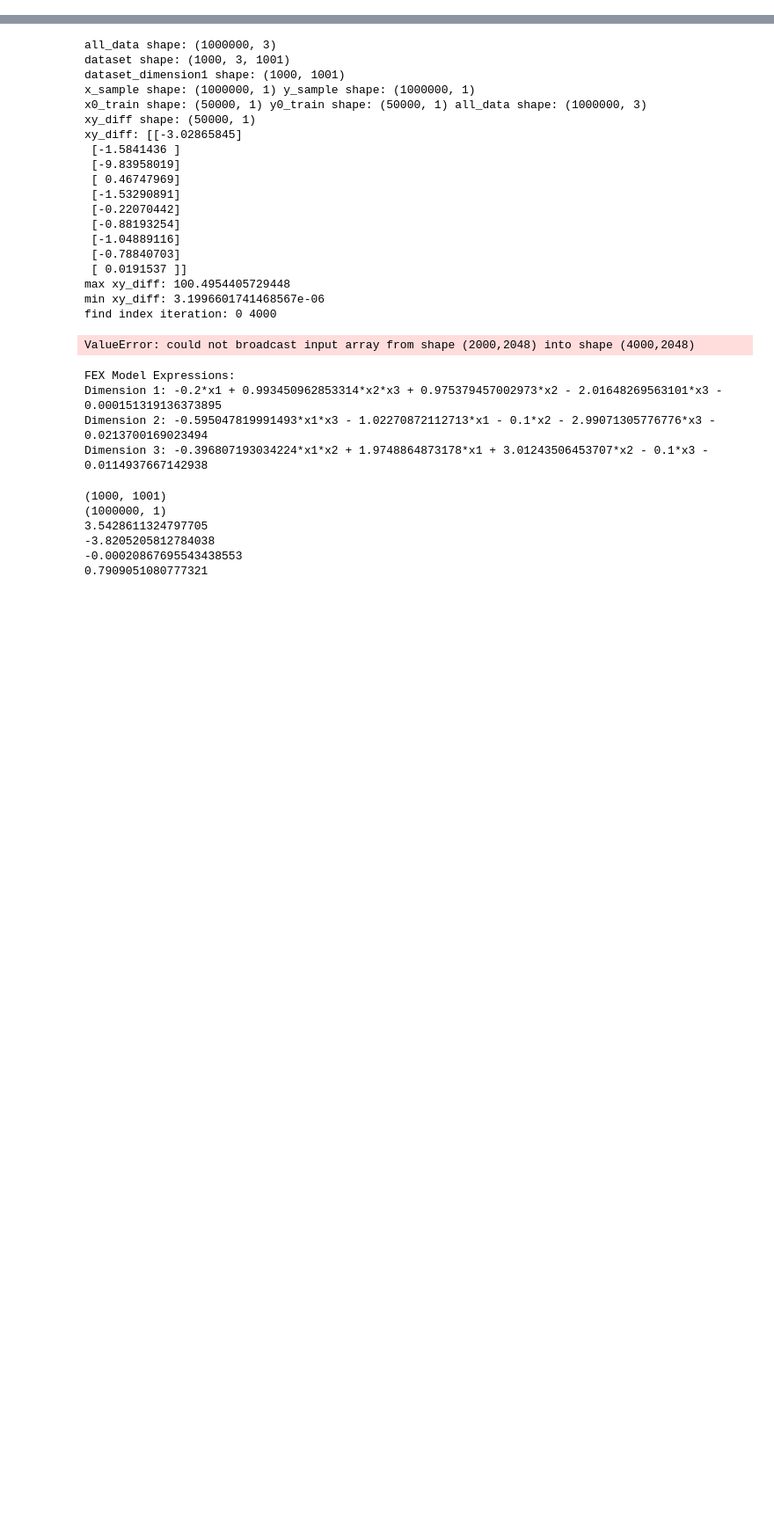
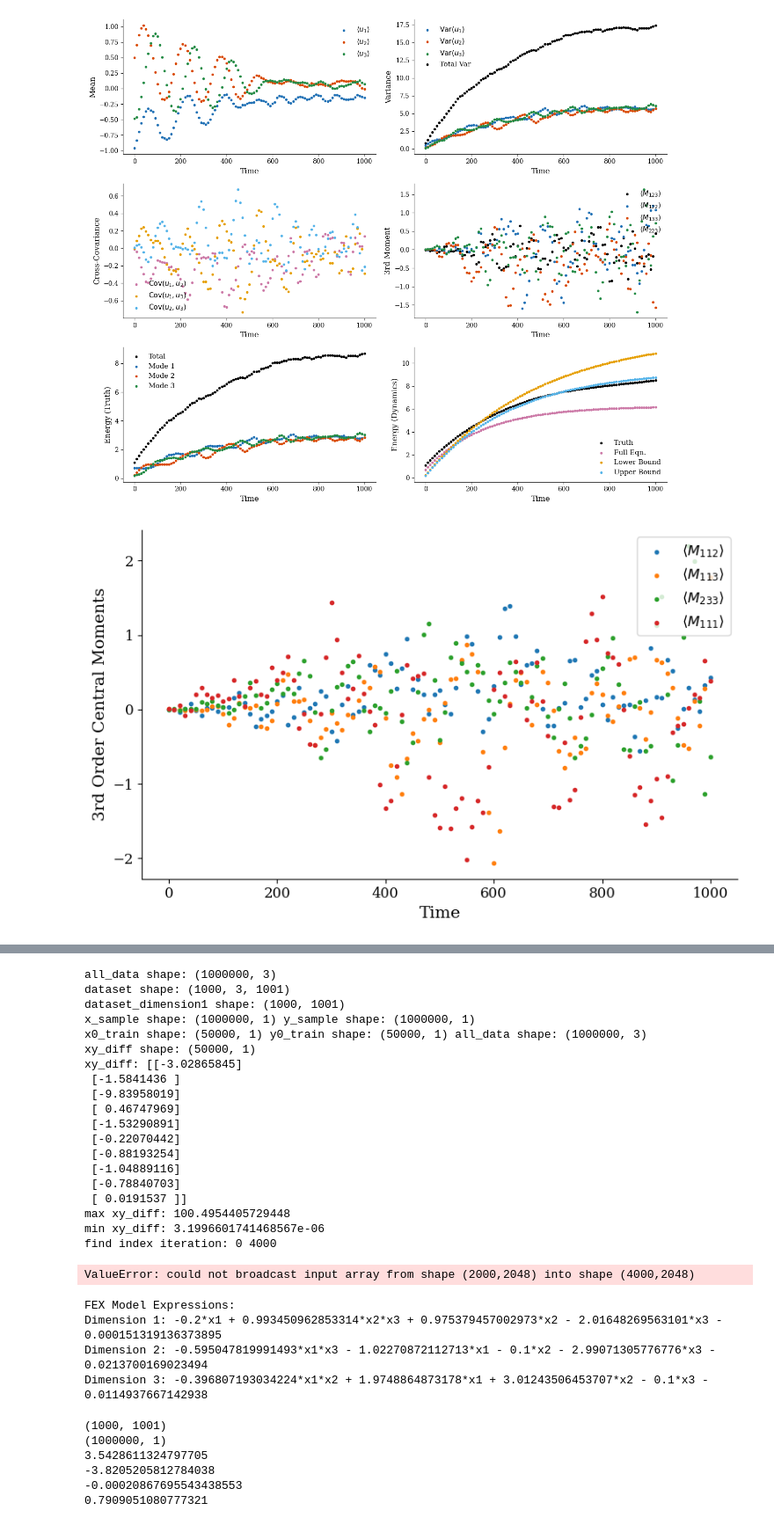
Before and after one commit to xxjan719/TurbulentFEX, a Jupyter notebook: src/Example/MC_triad/prediction.ipynb, the cells around one changed output, grey strips where cells are left out. Shown at 88% size. Drawn from its saved outputs; the diff is of its cells as text; code cells hidden in the pictures; blank space fills up the shorter version.

```diff
--- a/src/Example/MC_triad/prediction.ipynb
+++ b/src/Example/MC_triad/prediction.ipynb
@@ -1,27 +1,30 @@
 # %%
 from MC_triad import *
 import os
 from pathlib import Path
 import sys
 sys.path.append(os.path.abspath(os.path.join(os.getcwd(), "..",'..')))
 from utils.plotting import plot_stats, plot_third_order_moments, plot_deviation_subplots
 '''First, check the results of equation
 1. why we need to use the deviation in variance and cross-covariance to plot the deviation in 3rd order central moments?
 2. why we need to use the deviation in 3rd order central moments to plot the deviation in energy?
 3. why we need to use the deviation in energy to plot the deviation in 3rd order central moments?
 '''
 dimension = 3
 folder_name = 'equipart'
 # Use the current working directory instead of __file__
 params = params_init(folder_name)
 model_path = Path(os.path.join(os.getcwd(), 'Results', folder_name))
 data = np.load(os.path.join(model_path, 'simulation_results.npz'))
 mean_MC_all = data['mean_MC']
 cov_MC_all = data['cov_MC']
 moment3_MC_all = data['moment3_MC']
 moment3_MC_norm_all = data['moment3_MC_norm']
 Energy_MC_all = data['Energy_MC']
 Energy_dyn = data['Energy_dyn']
-# plot_stats(np.arange(params['Nt']+1), mean_MC_all, cov_MC_all, moment3_MC_all, Energy_MC_all, Energy_dyn, os.path.join(model_path, 'stats.pdf'))
-# plot_third_order_moments(np.arange(params['Nt']+1), moment3_MC_all,os.path.join(model_path, 'third_order_moments.pdf'))
-# plot_deviation_subplots(np.arange(params['Nt']+1), cov_MC_all, moment3_MC_norm_all,os.path.join(model_path, 'deviation_subplots.pdf'))
+plot_stats(np.arange(params['Nt']+1), mean_MC_all, cov_MC_all, moment3_MC_all, Energy_MC_all, Energy_dyn, os.path.join(model_path, 'stats.pdf'))
+plot_third_order_moments(np.arange(params['Nt']+1), moment3_MC_all,os.path.join(model_path, 'third_order_moments.pdf'))
+plot_deviation_subplots(np.arange(params['Nt']+1), cov_MC_all, moment3_MC_norm_all,os.path.join(model_path, 'deviation_subplots.pdf'))
+# %% [output]
+[figure, added]
+[figure, added]
```
Also changed, not shown: parts of 7 cells of this notebook, 2 other files.
